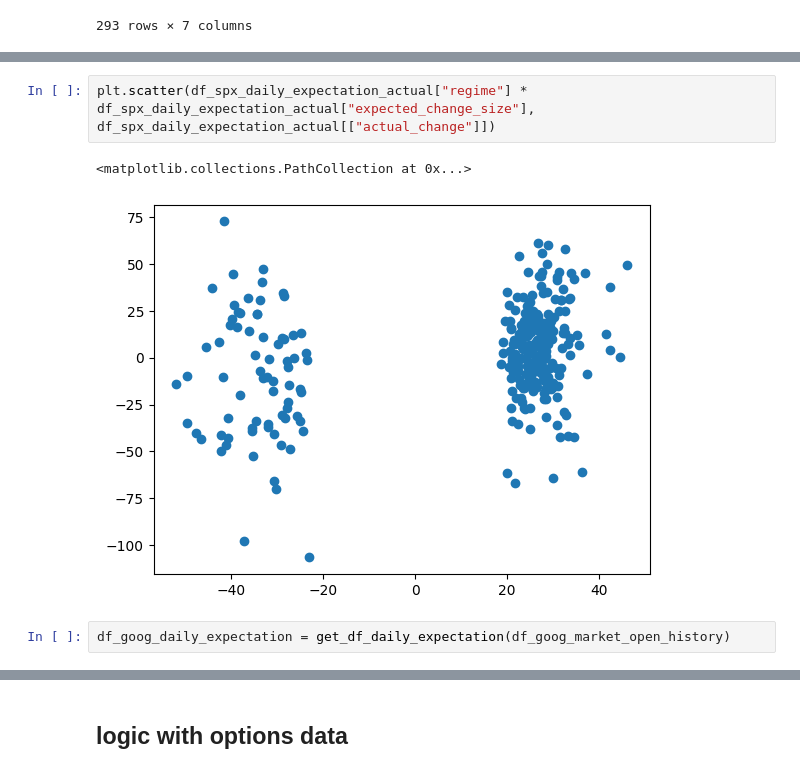
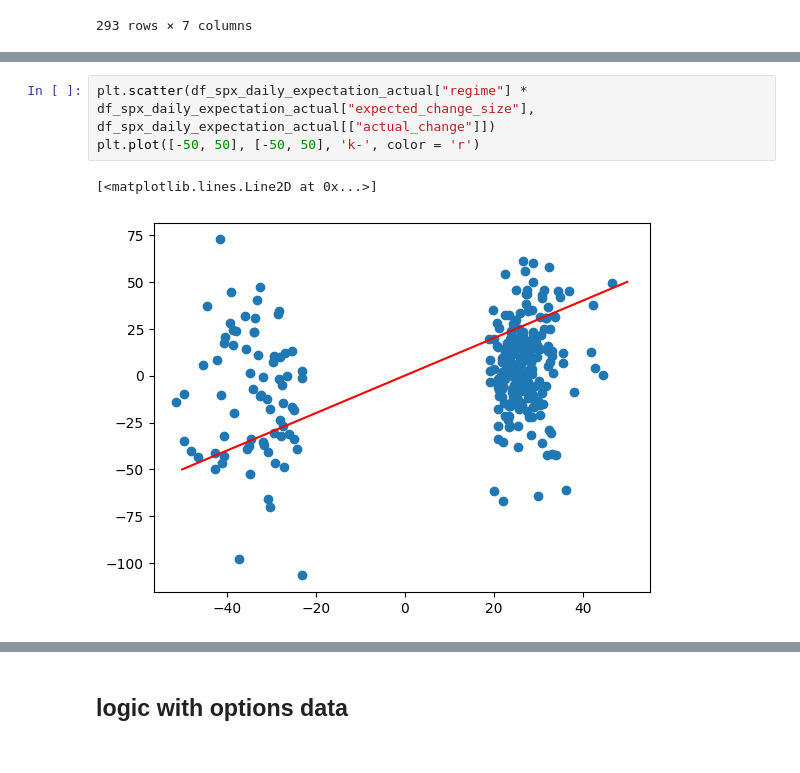
Before and after one commit to sculd/volatility_trading, a Jupyter notebook: sandbox_options.ipynb, the cells around one changed output, grey strips where cells are left out. Drawn from its saved outputs; the diff is of its cells as text.

Commit message:
goog sbux analysis update

```diff
--- a/sandbox_options.ipynb
+++ b/sandbox_options.ipynb
@@ -154,7 +119,6 @@ Length: 293, dtype: float64
 # %%
 plt.scatter(df_spx_daily_expectation_actual["regime"] * df_spx_daily_expectation_actual["expected_change_size"], df_spx_daily_expectation_actual[["actual_change"]])
+plt.plot([-50, 50], [-50, 50], 'k-', color = 'r')
 # %% [output]
-<matplotlib.collections.PathCollection at 0x...>
+[<matplotlib.lines.Line2D at 0x...>]
-[figure, old version]
+[figure, new version]
-# %%
-df_goog_daily_expectation = get_df_daily_expectation(df_goog_market_open_history)
```
Also changed, not shown: parts of 54 cells of this notebook, 5 other files.
